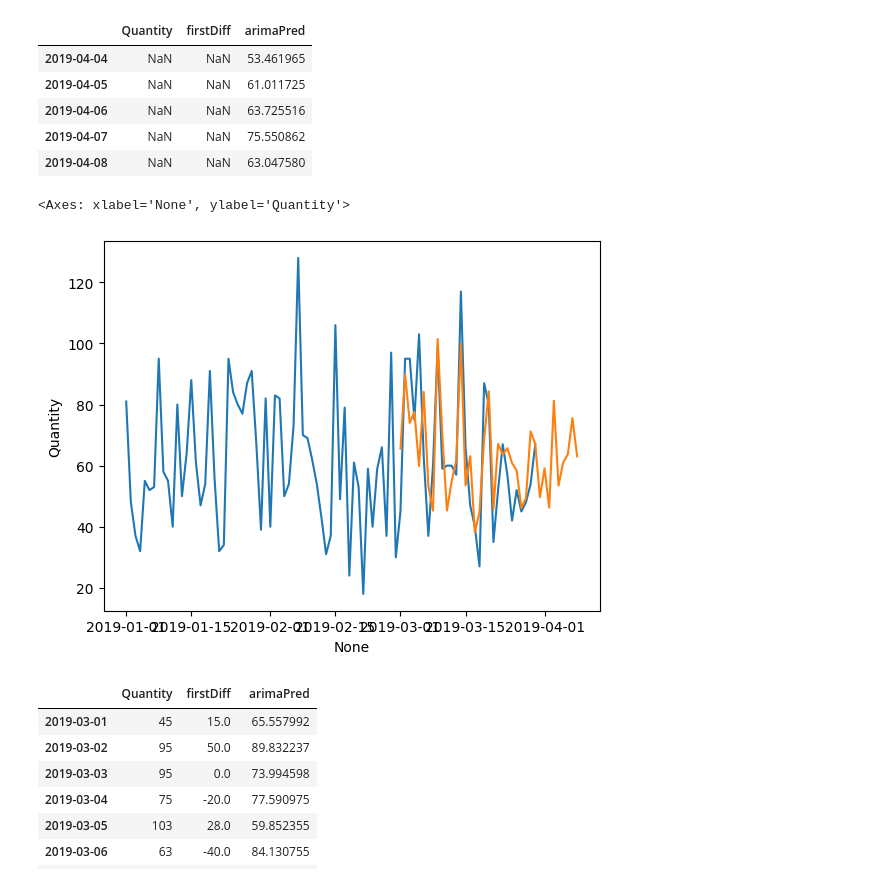
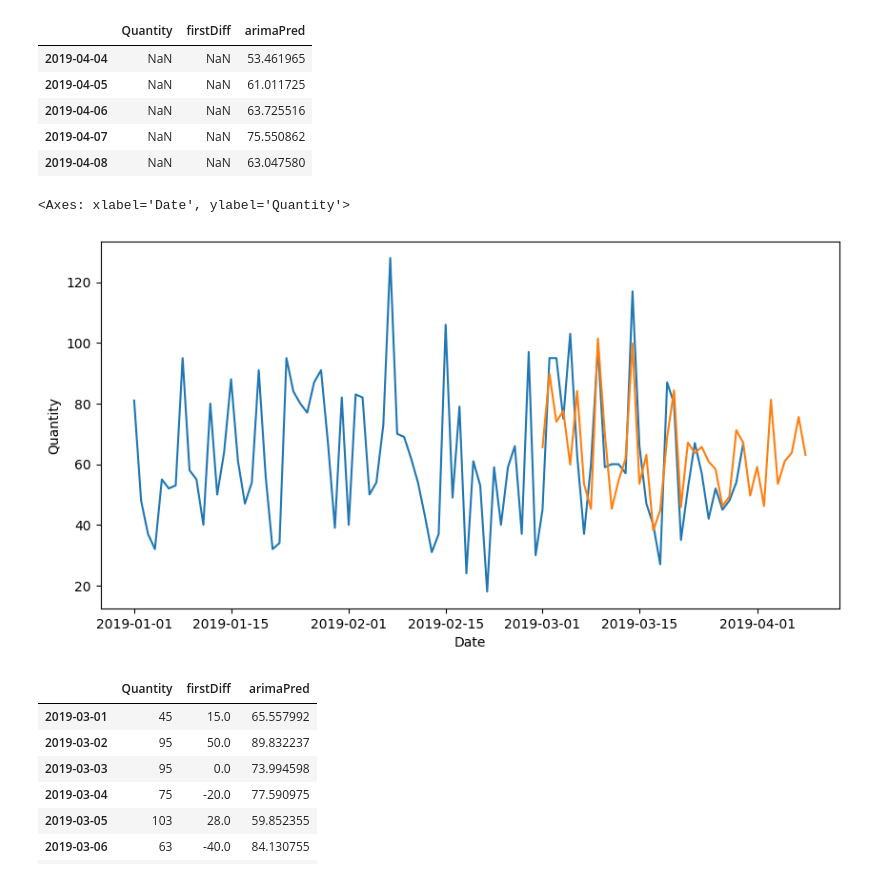
Before and after one commit to IIT-NSTU/Sales-Predictor, a Jupyter notebook: Research Part/01 ARIMA Model.ipynb, the cells around one changed output. Saved outputs shown, nothing was run; the diff lists cells and outputs as text; code cells hidden in the pictures.

```diff
--- a/Research Part/01 ARIMA Model.ipynb
+++ b/Research Part/01 ARIMA Model.ipynb
@@ -99,11 +99,13 @@ df.tail()
 | 2019-04-07 | NaN | NaN | 75.550862 |
 | 2019-04-08 | NaN | NaN | 63.047580 |
 # %%
+plt.figure(figsize = (10, 5))
+plt.xlabel("Date")
 sns.lineplot(data = df, x = df.index, y = 'Quantity')
 sns.lineplot(data = df, x = df.index, y = 'arimaPred')
 # %% [output]
-<Axes: xlabel='None', ylabel='Quantity'>
+<Axes: xlabel='Date', ylabel='Quantity'>
-[figure, old version]
+[figure, new version]
 # %%
 df.iloc[-39:-9]
 # %% [output]
```
Also changed, not shown: 2 other files.
